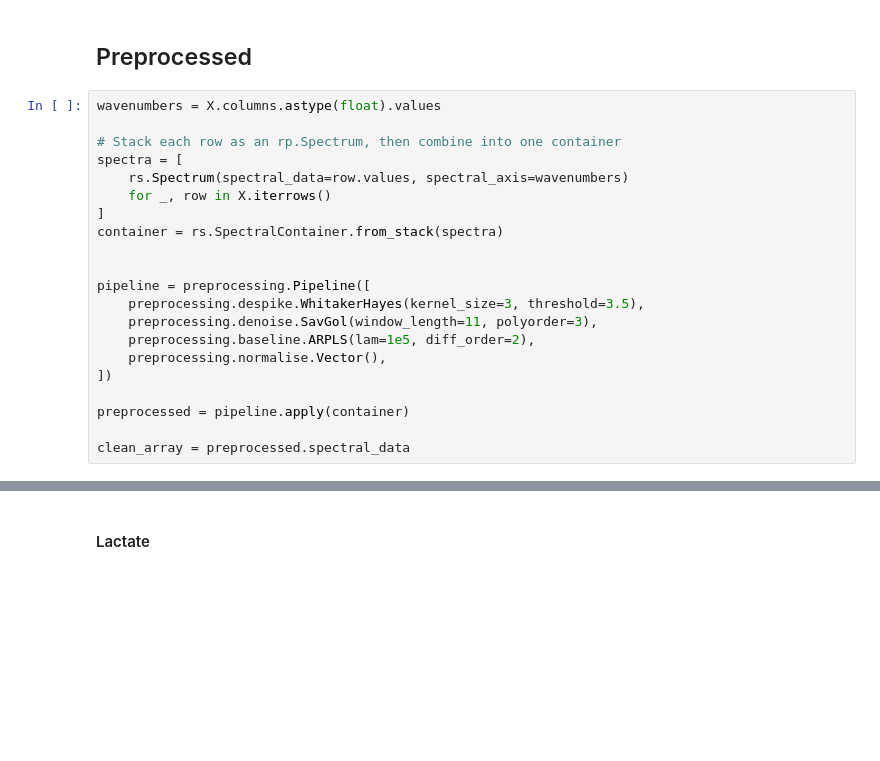
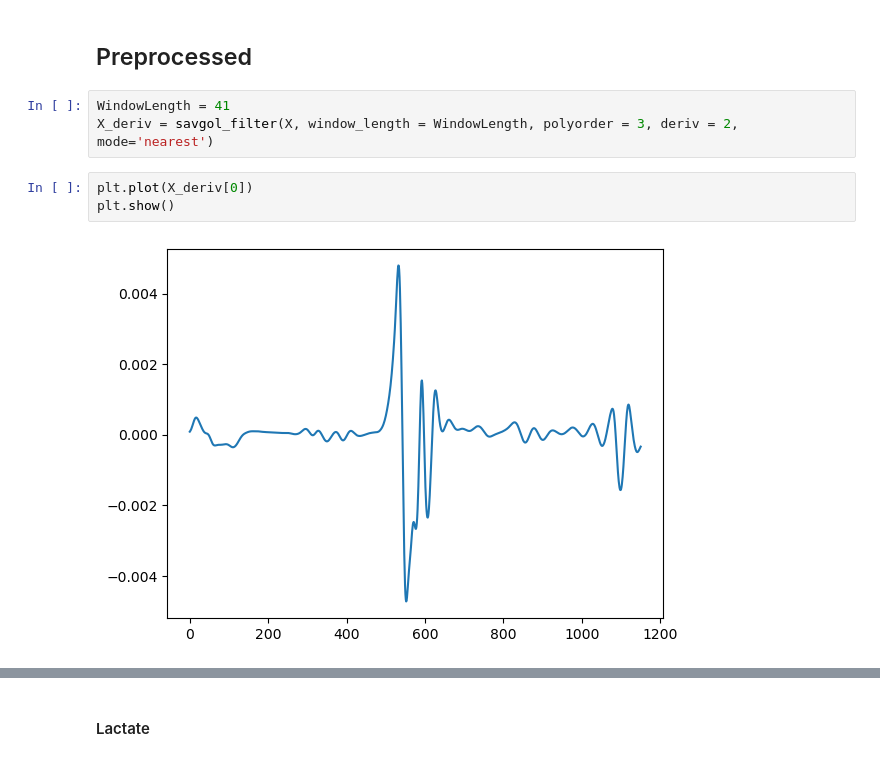
Before and after one commit to AlvaroGarciaEspinosa/ThesisCode, a Jupyter notebook: main_code.ipynb, the cells around one changed output, grey strips where cells are left out. Saved outputs shown, nothing was run; the diff lists cells and outputs as text; blank space fills up the shorter version.

```diff
--- a/main_code.ipynb
+++ b/main_code.ipynb
@@ -2852,24 +3274,11 @@ train, validation = model_selection.train_test_split(train, test_size=0.1, rando
 model ,train_rmse, train_r2, val_rmse, val_r2, stand  = train_model(configs, train, validation, 50, 8, True)
 # %% [markdown]
 ## Preprocessed
-# %%
-wavenumbers = X.columns.astype(float).values
-
-# Stack each row as an rp.Spectrum, then combine into one container
-spectra = [
-    rs.Spectrum(spectral_data=row.values, spectral_axis=wavenumbers)
-    for _, row in X.iterrows()
-]
-container = rs.SpectralContainer.from_stack(spectra)
-
-
-pipeline = preprocessing.Pipeline([
-    preprocessing.despike.WhitakerHayes(kernel_size=3, threshold=3.5),
-    preprocessing.denoise.SavGol(window_length=11, polyorder=3),
-    preprocessing.baseline.ARPLS(lam=1e5, diff_order=2),
-    preprocessing.normalise.Vector(),
-])
-
-preprocessed = pipeline.apply(container)
-
-clean_array = preprocessed.spectral_data
+# %%
+WindowLength = 41
+X_deriv = savgol_filter(X, window_length = WindowLength, polyorder = 3, deriv = 2, mode='nearest')
+# %%
+plt.plot(X_deriv[0])
+plt.show()
+# %% [output]
+[figure, added]
```
Also changed, not shown: parts of 78 cells of this notebook, 3 other files.
